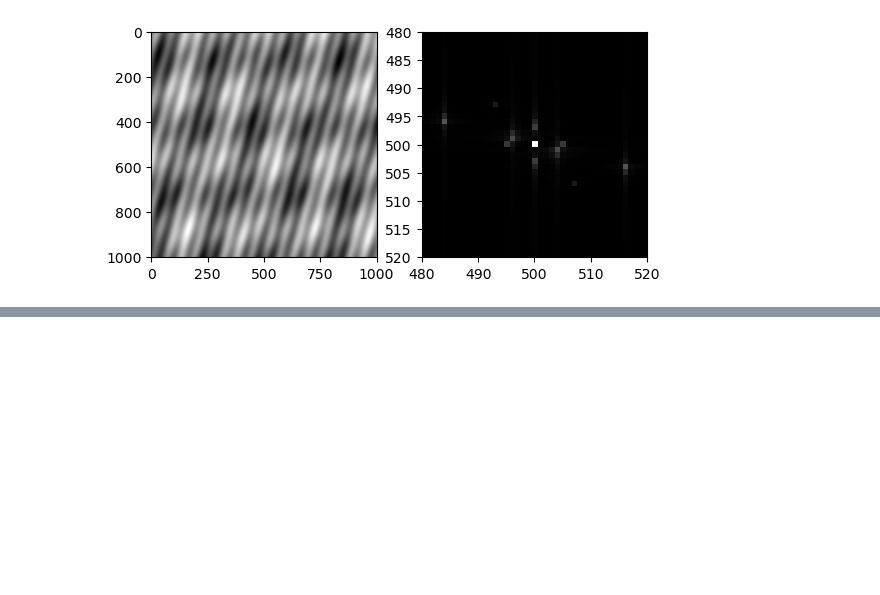
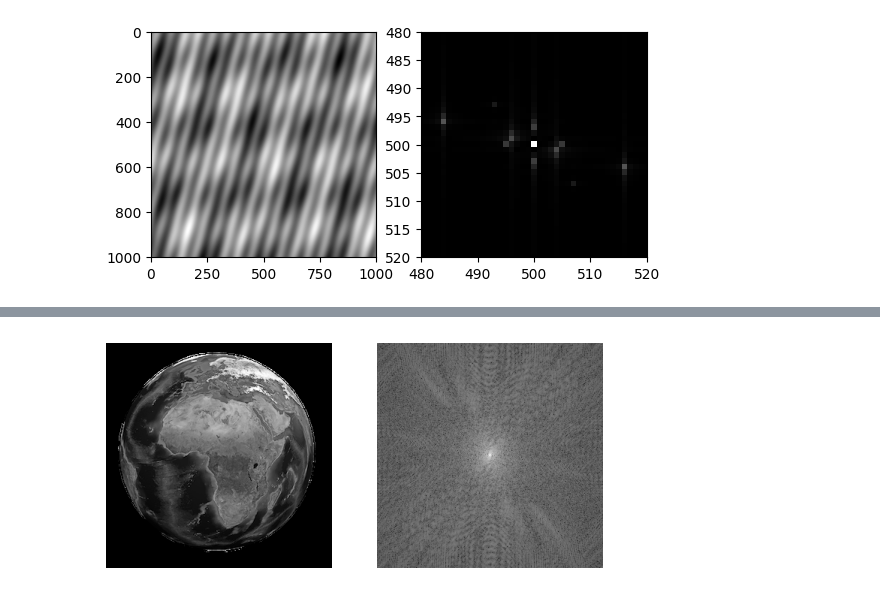
Before and after one commit to mings-k/Basic, a Jupyter notebook: Image_Freq/freq_prac.ipynb, the cells around one changed output, grey strips where cells are left out. Drawn from its saved outputs; the diff is of its cells as text; code cells hidden in the pictures; blank space fills up the shorter version.

```diff
--- a/Image_Freq/freq_prac.ipynb
+++ b/Image_Freq/freq_prac.ipynb
@@ -264,0 +281,29 @@ plt.show()
+# %%
+# 이미지에 Fourier Transfrom 진행
+import numpy as np
+import matplotlib.pyplot as plt
+
+# fft 함수 설정
+def fft(image):
+    ft = np.fft.ifftshift(image)
+    ft = np.fft.fft2(ft)
+    ft = np.fft.fftshift(ft)
+    return ft
+
+image = plt.imread("Earth.png")
+image = image[:, :, :3].mean(axis=2)
+
+plt.set_cmap("gray")
+
+ft = fft(image)
+
+plt.subplot(121)
+plt.imshow(image)
+plt.axis("off")
+
+plt.subplot(122)
+plt.imshow(np.log(abs(ft)))
+plt.axis("off")
+plt.show()
+# %% [output]
+[figure, added]
```
Also changed, not shown: parts of 4 cells of this notebook, 1 other file.
